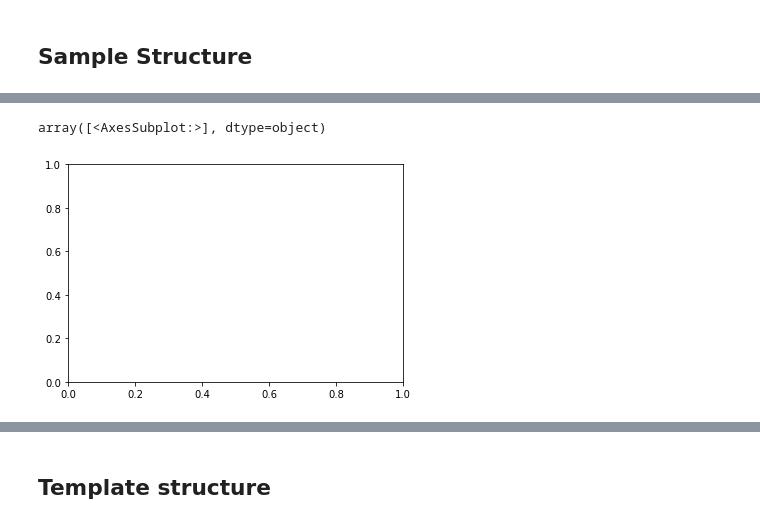
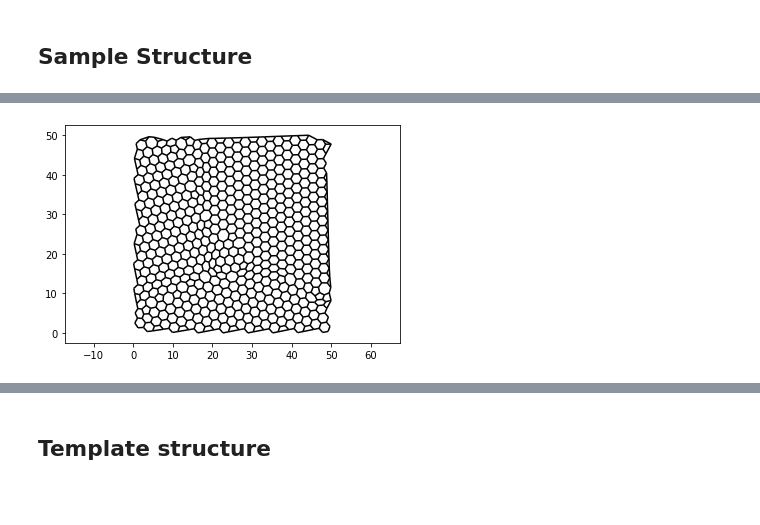
Before and after one commit to jacobjma/point-segment-matching, a Jupyter notebook: notebooks/poly_graphene_traversal.ipynb, the cells around one changed output, grey strips where cells are left out. Drawn from its saved outputs; the diff is of its cells as text; code cells hidden in the pictures; blank space fills up the shorter version.

```diff
--- a/notebooks/poly_graphene_traversal.ipynb
+++ b/notebooks/poly_graphene_traversal.ipynb
@@ -24,7 +26,6 @@ segments.build_graph(1)
 # %%
-segments.show()
+segments.show_graph()
 # %% [output]
-array([<AxesSubplot:>], dtype=object)
-[figure, old version]
+[figure, new version]
 # %%
 segments.traversals(max_depth=3)
```
Also changed, not shown: parts of 3 cells of this notebook, 4 other files.
